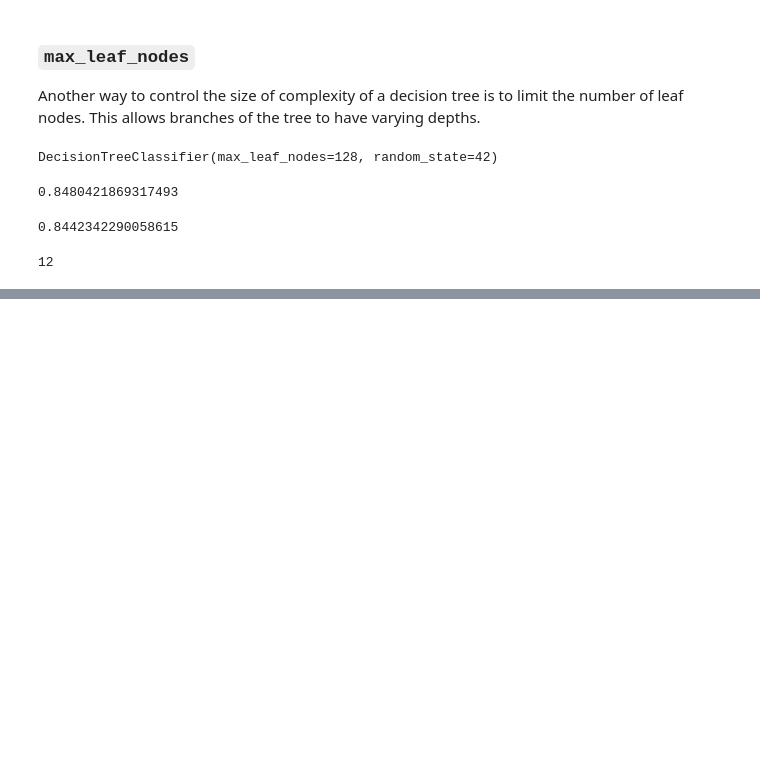
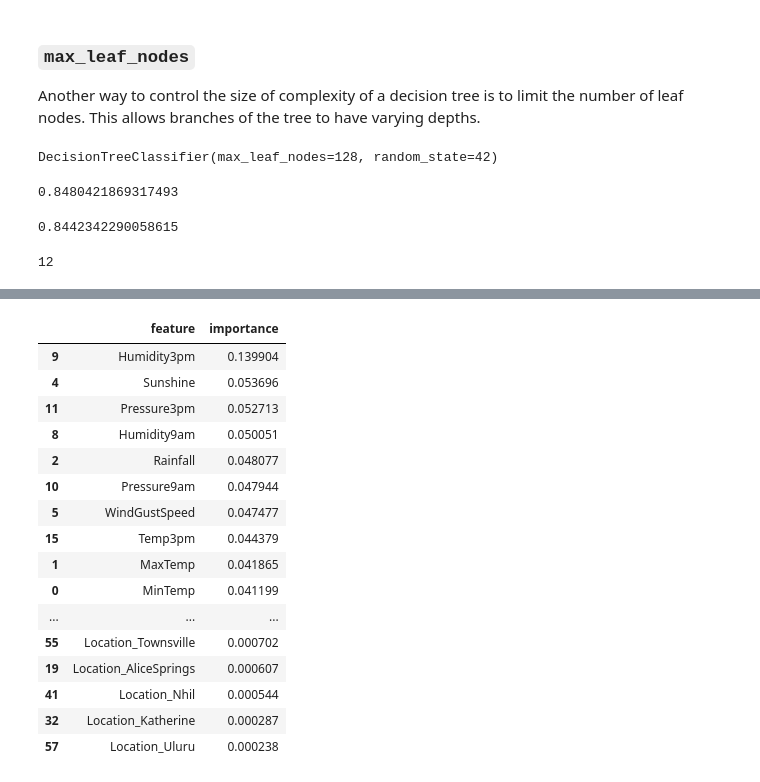
Before and after one commit to Dhruv120/ml_tuts_freecodecamp, a Jupyter notebook: sklearn-decision-trees-random-forests/sklearn-decision-trees-random-forests-v-39/My Notes.ipynb, the cells around one changed output, grey strips where cells are left out. Cells and saved outputs as stored; diff of their text form; code cells hidden in the pictures; blank space fills up the shorter version.

```diff
--- a/sklearn-decision-trees-random-forests/sklearn-decision-trees-random-forests-v-39/My Notes.ipynb
+++ b/sklearn-decision-trees-random-forests/sklearn-decision-trees-random-forests-v-39/My Notes.ipynb
@@ -405,0 +448,25 @@ model.tree_.max_depth
+# %%
+importance_df = pd.DataFrame({
+    'feature': X_train.columns,
+    'importance': model.feature_importances_
+}).sort_values('importance', ascending=False)
+# %%
+importance_df
+# %% [output]
+|  | feature | importance |
+| 9 | Humidity3pm | 0.139904 |
+| 4 | Sunshine | 0.053696 |
+| 11 | Pressure3pm | 0.052713 |
+| 8 | Humidity9am | 0.050051 |
+| 2 | Rainfall | 0.048077 |
+| 10 | Pressure9am | 0.047944 |
+| 5 | WindGustSpeed | 0.047477 |
+| 15 | Temp3pm | 0.044379 |
+| 1 | MaxTemp | 0.041865 |
+| 0 | MinTemp | 0.041199 |
+| ... | ... | ... |
+| 55 | Location_Townsville | 0.000702 |
+| 19 | Location_AliceSprings | 0.000607 |
+| 41 | Location_Nhil | 0.000544 |
+| 32 | Location_Katherine | 0.000287 |
+| 57 | Location_Uluru | 0.000238 |
```
Also changed, not shown: parts of 20 cells of this notebook.
